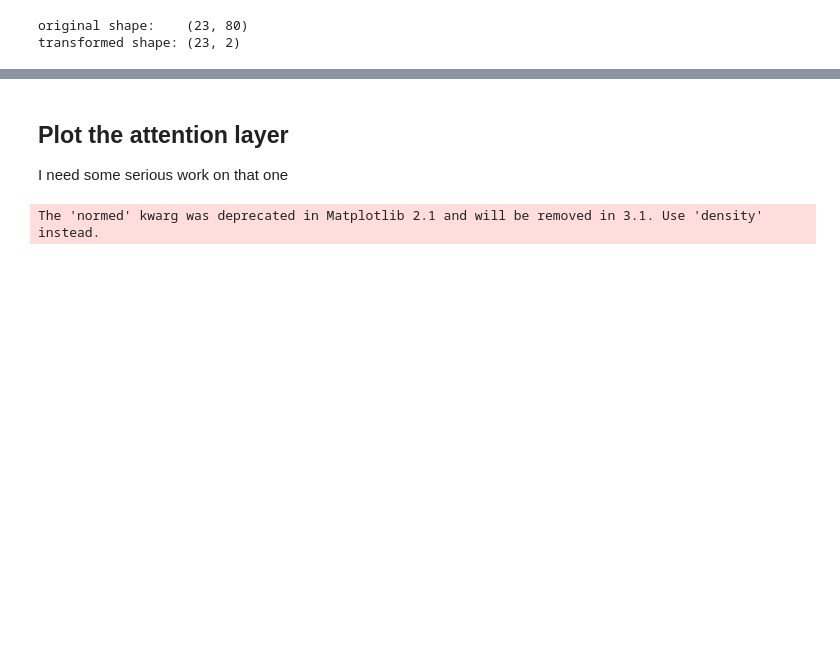
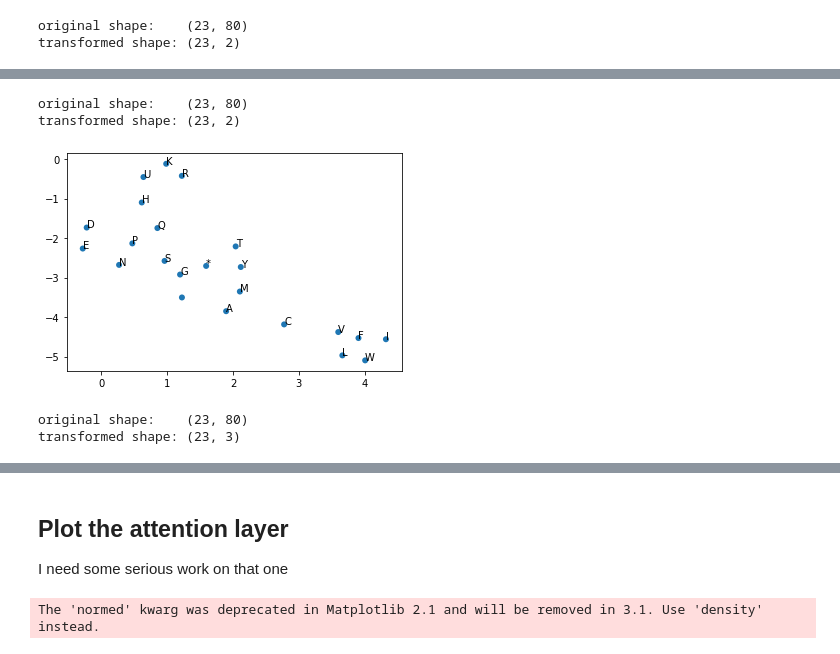
Before and after one commit to JulieRojas/Protein_Localisation_ML, a Jupyter notebook: GlobalClasses_prediction/3 Classes classifier with attention.ipynb, the cells around one changed output, grey strips where cells are left out. Cells and saved outputs as stored; diff of their text form; code cells hidden in the pictures; blank space fills up the shorter version.

```diff
--- a/GlobalClasses_prediction/3 Classes classifier with attention.ipynb
+++ b/GlobalClasses_prediction/3 Classes classifier with attention.ipynb
@@ -345,0 +397,23 @@ plt.show()
+# %%
+# umap plots of Embedding
+Umap = umap.UMAP(n_components=2, n_neighbors= 5)
+embedding_Umap = Umap.fit_transform(embedding)
+
+print("original shape:   ", embedding.shape)
+print("transformed shape:", embedding_Umap.shape)
+# %% [output]
+original shape:    (23, 80)
+transformed shape: (23, 2)
+# %%
+plot_embedding(embedding_Umap, aa)
+# %% [output]
+[figure, added]
+# %%
+Umap3 = umap.UMAP(n_components=3, n_neighbors= 6)
+embedding_Umap3 = Umap3.fit_transform(embedding)
+
+print("original shape:   ", embedding.shape)
+print("transformed shape:", embedding_Umap3.shape)
+# %% [output]
+original shape:    (23, 80)
+transformed shape: (23, 3)
```
Also changed, not shown: parts of 35 cells of this notebook, 14 other files.
